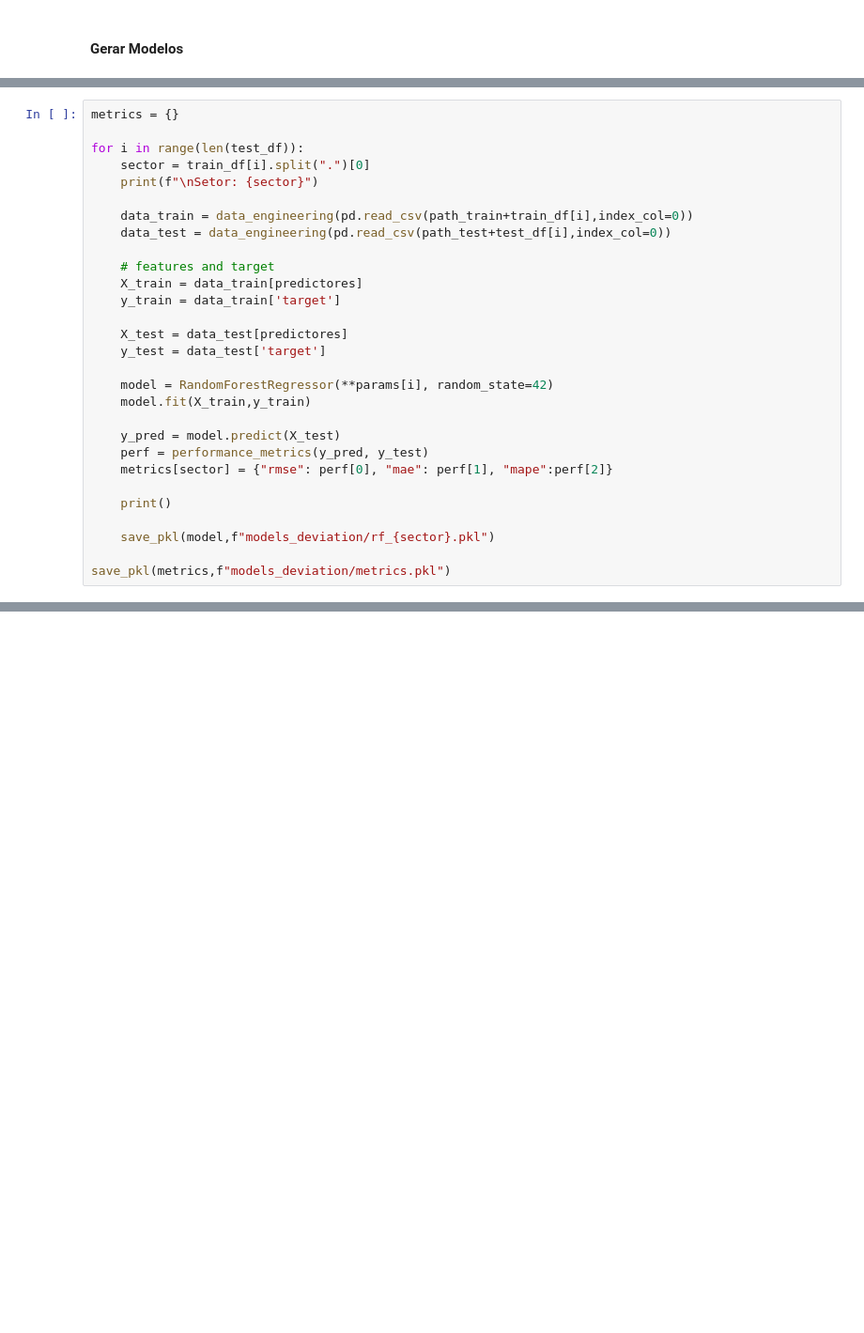
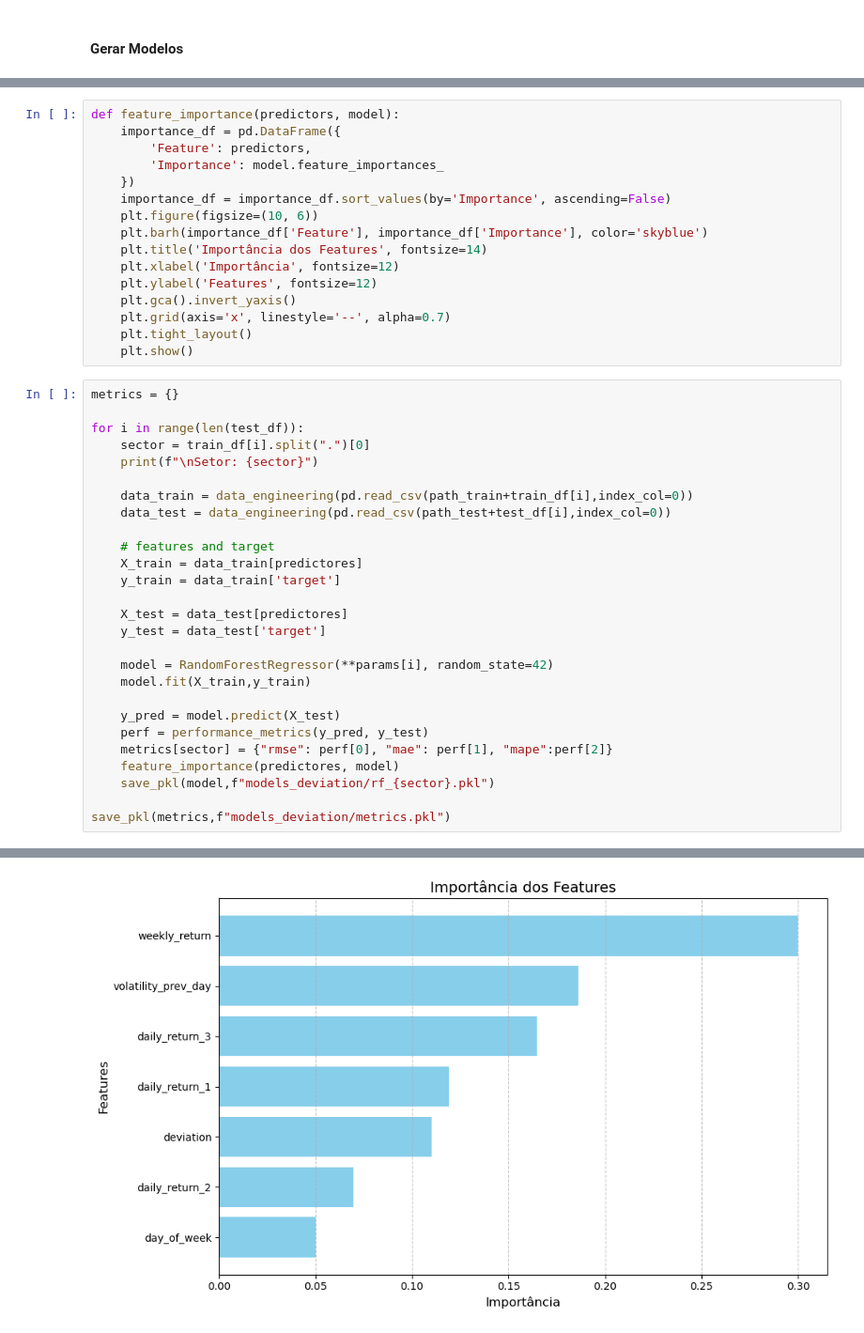
Before and after one commit to joaobaptista30/Lab_IACD_Project_2, a Jupyter notebook: feature_engineering copy.ipynb, the cells around one changed output, grey strips where cells are left out. Shown at 94% size. Saved outputs shown, nothing was run; the diff lists cells and outputs as text; blank space fills up the shorter version.

```diff
--- a/feature_engineering copy.ipynb
+++ b/feature_engineering copy.ipynb
@@ -449,3 +443,19 @@ for i in range(len(test_df)):
+# %%
+def feature_importance(predictors, model):
+    importance_df = pd.DataFrame({
+        'Feature': predictors,
+        'Importance': model.feature_importances_
+    })
+    importance_df = importance_df.sort_values(by='Importance', ascending=False)
+    plt.figure(figsize=(10, 6))
+    plt.barh(importance_df['Feature'], importance_df['Importance'], color='skyblue')
+    plt.title('Importância dos Features', fontsize=14)
+    plt.xlabel('Importância', fontsize=12)
+    plt.ylabel('Features', fontsize=12)
+    plt.gca().invert_yaxis()
+    plt.grid(axis='x', linestyle='--', alpha=0.7)
+    plt.tight_layout()
+    plt.show()
 # %%
 metrics = {}
 
@@ -469,9 +479,7 @@ for i in range(len(test_df)):
     y_pred = model.predict(X_test)
     perf = performance_metrics(y_pred, y_test)
     metrics[sector] = {"rmse": perf[0], "mae": perf[1], "mape":perf[2]}
-
-    print()
-
+    feature_importance(predictores, model)
     save_pkl(model,f"models_deviation/rf_{sector}.pkl")
 
 save_pkl(metrics,f"models_deviation/metrics.pkl")
@@ -495,0 +491 @@ Mean Absolute Percentage Error (MAPE): 12.68% - (casos onde y_test=0: 2)
+[figure, added]
```
Also changed, not shown: parts of 25 cells of this notebook.
